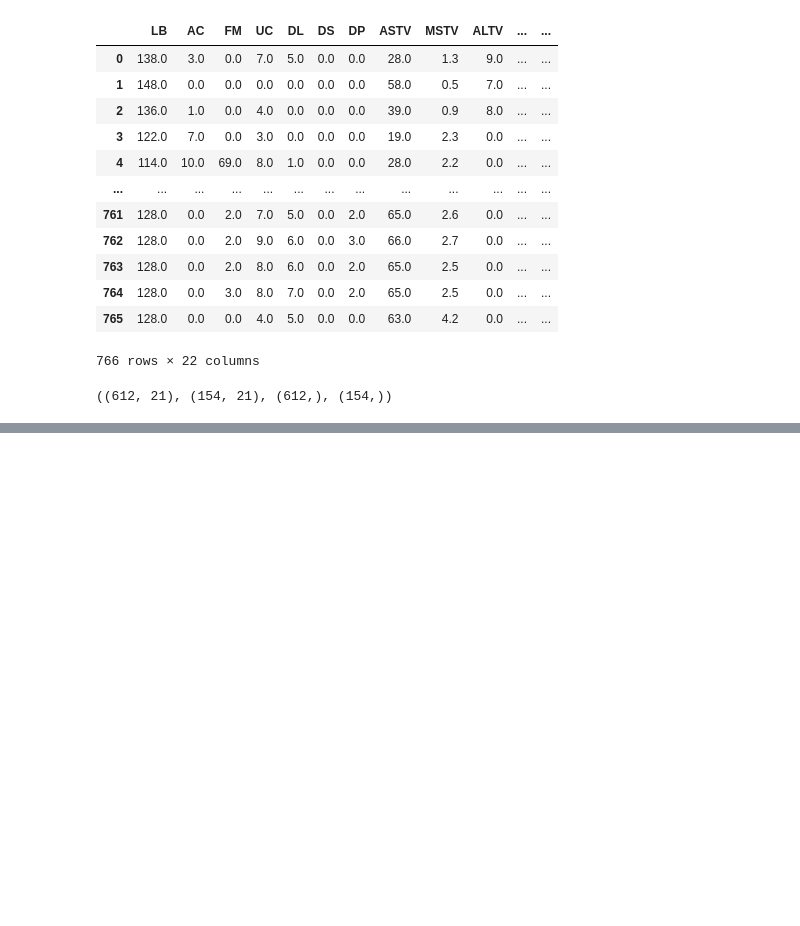
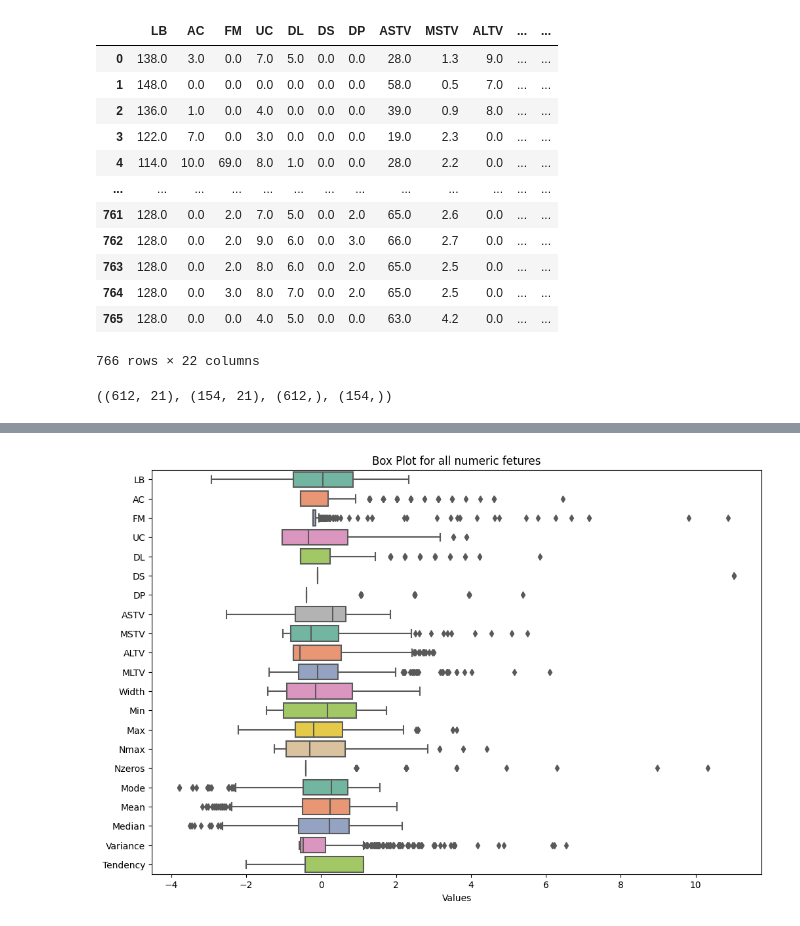
Before and after one commit to SergeyHSE/BaggingAndNLP.github.io, a Jupyter notebook: LogRegCardiotocography.ipynb, the cells around one changed output, grey strips where cells are left out. Saved outputs shown, nothing was run; the diff lists cells and outputs as text; code cells hidden in the pictures; blank space fills up the shorter version.

```diff
--- a/LogRegCardiotocography.ipynb
+++ b/LogRegCardiotocography.ipynb
@@ -335,0 +372,10 @@ Tendency       0.3648      0.613      0.595      0.552      -0.836       1.566
+# %%
+data_to_plot = X_train
+
+plt.figure(figsize=(12, 8))
+sns.boxplot(data=data_to_plot, orient='h', palette='Set2')
+plt.title('Box Plot for all numeric fetures')
+plt.xlabel('Values')
+plt.show()
+# %% [output]
+[figure, added]
```
Also changed, not shown: parts of 7 cells of this notebook.
